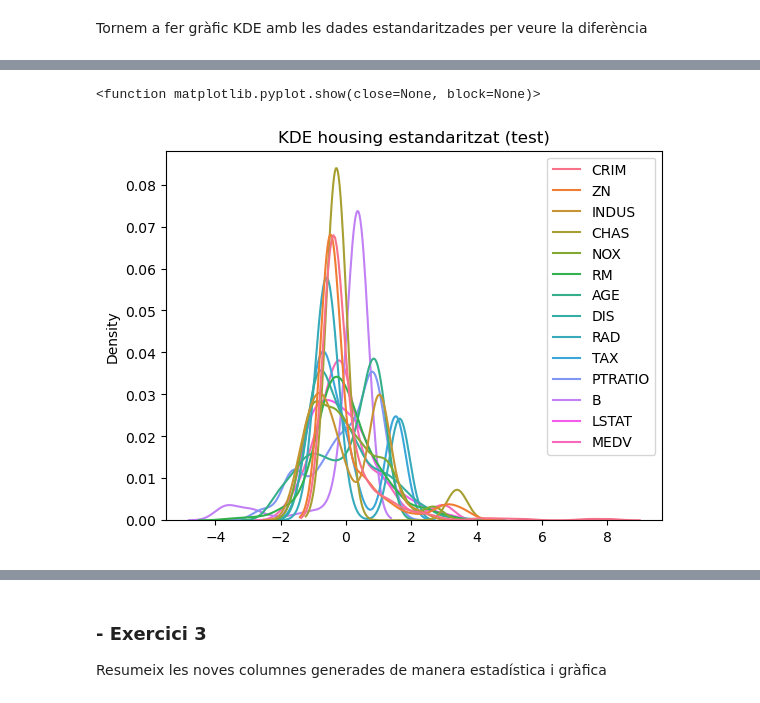
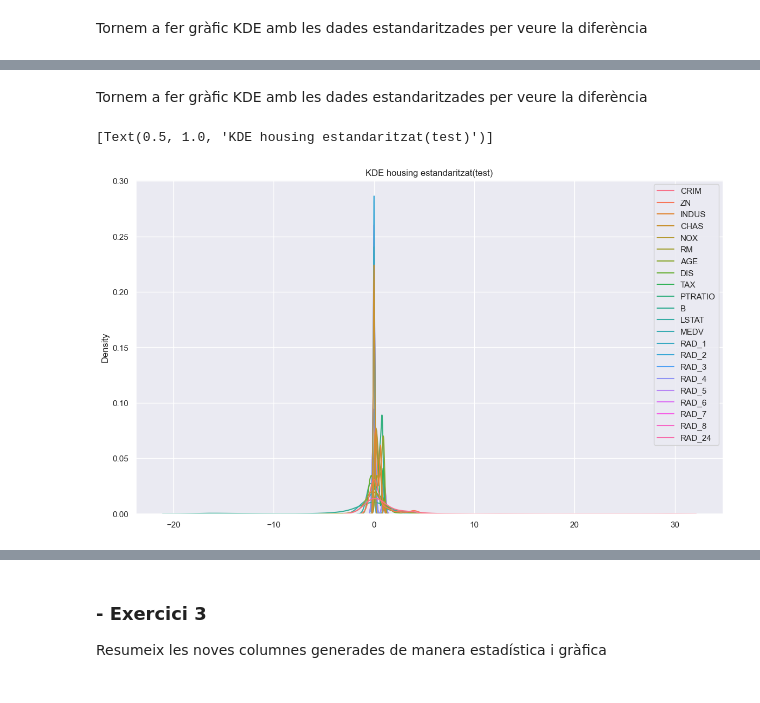
Before and after one commit to maribelseara/SkLearn_Train_Test, a Jupyter notebook: sklear_train_test.ipynb, the cells around one changed output, grey strips where cells are left out. Saved outputs shown, nothing was run; the diff lists cells and outputs as text; code cells hidden in the pictures.

```diff
--- a/sklear_train_test.ipynb
+++ b/sklear_train_test.ipynb
@@ -307,0 +392,3 @@ train_estandaritzat_df.columns=columnes
+# %%
+atributs_amb_outliers=['CRIM', 'ZN', 'RM', 'DIS', 'B', 'LSTAT', 'MEDV']
+atributs_sense_outliers=['INDUS', 'NOX', 'AGE', 'TAX', 'PTRATIO']
@@ -334,0 +438,2 @@ test_estandaritzat_df.columns=columnes
+# %%
+test_df=pd.get_dummies(test_df, columns=['RAD'])
@@ -334,0 +481,4 @@ test_estandaritzat_df.columns=columnes
+# %%
+test_estandaritzat_df=test_df.copy()
+test_estandaritzat_df[atributs_amb_outliers]=RobustScaler().fit_transform(test_estandaritzat_df[atributs_amb_outliers])
+test_estandaritzat_df[atributs_sense_outliers]=MinMaxScaler().fit_transform(test_estandaritzat_df[atributs_sense_outliers])
@@ -347,6 +514,7 @@ train_estandaritzat_df.describe()
+# %% [markdown]
+Tornem a fer gràfic KDE amb les dades estandaritzades per veure la diferència
 # %%
-sns.kdeplot(data=train_estandaritzat_df).set(title="KDE housing estandaritzat (test)")
-plt.show
+sns.kdeplot(data=test_estandaritzat_df).set(title="KDE housing estandaritzat(test)")
 # %% [output]
-<function matplotlib.pyplot.show(close=None, block=None)>
+[Text(0.5, 1.0, 'KDE housing estandaritzat(test)')]
-[figure, old version]
+[figure, new version]
```
Also changed, not shown: parts of 55 cells of this notebook.
